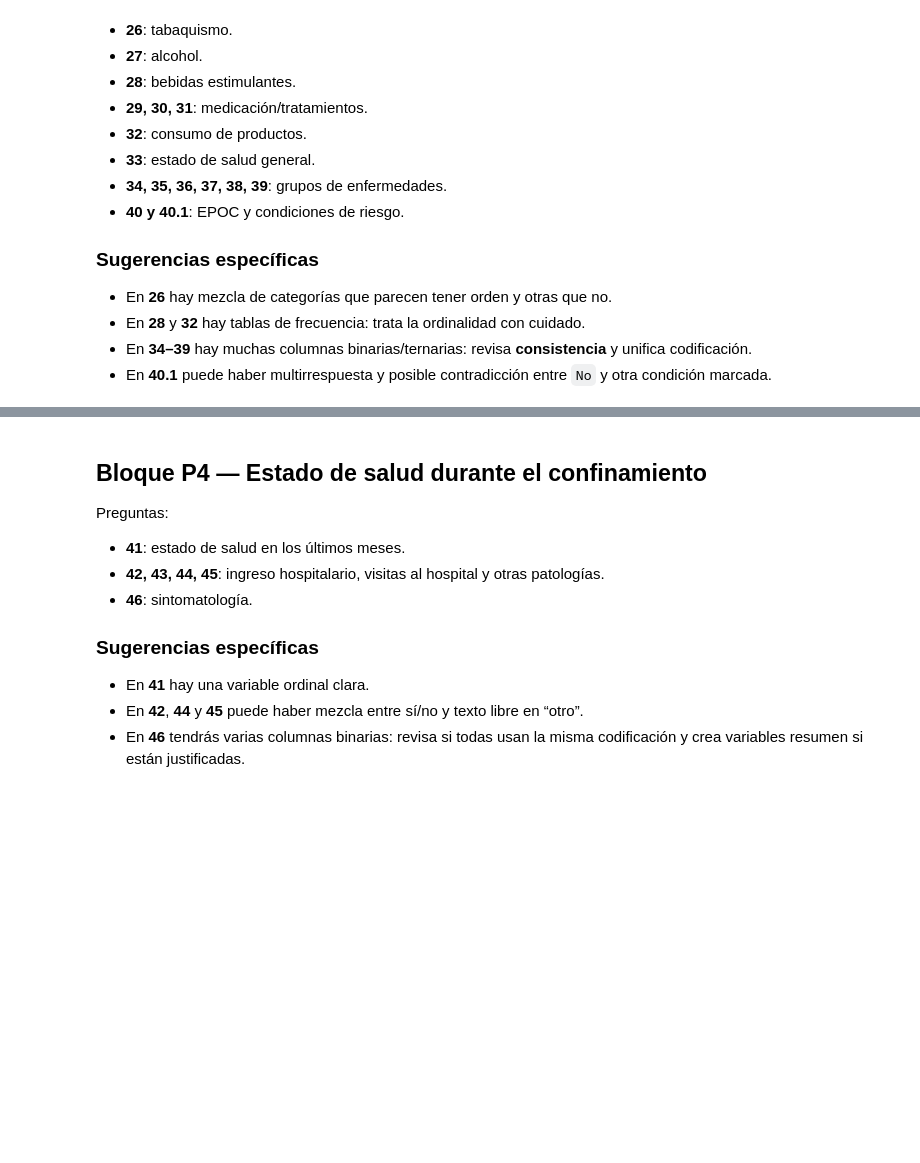
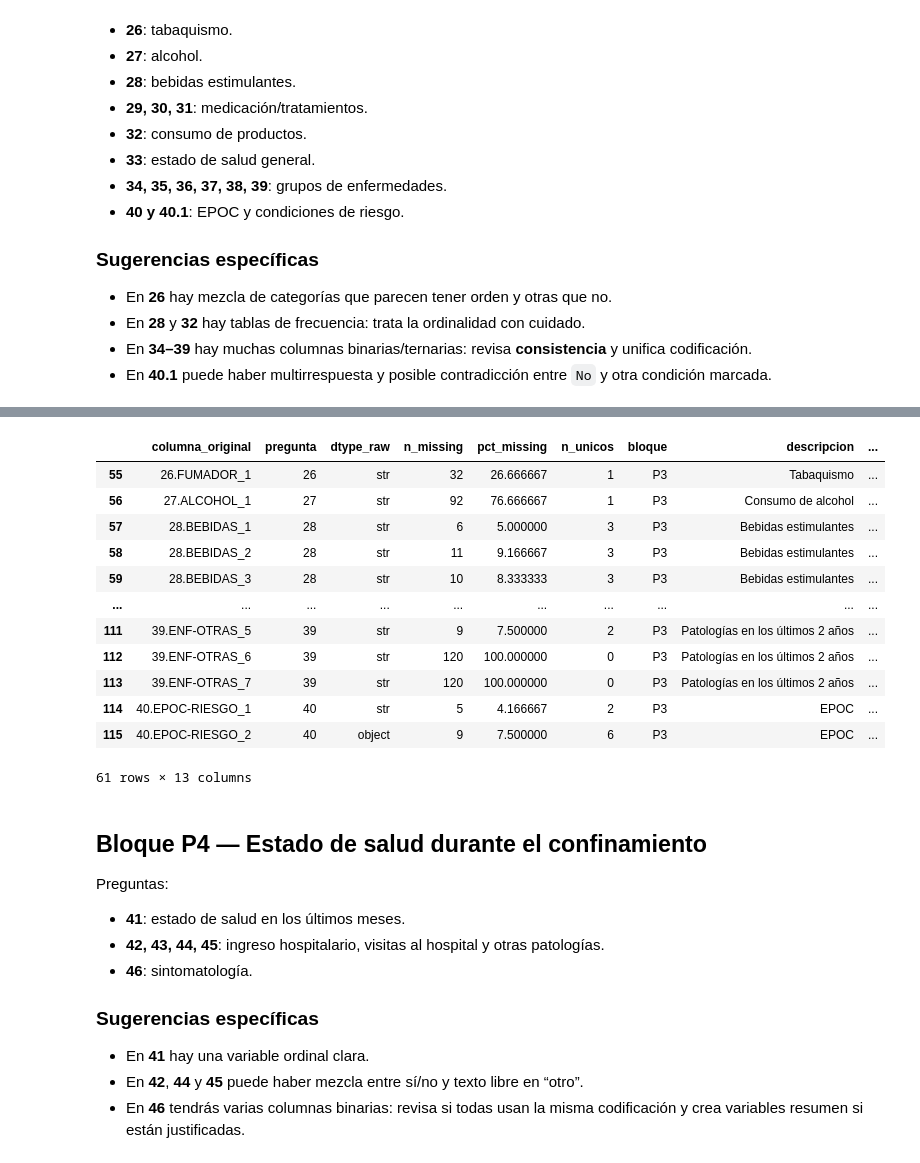
Before and after one commit to mxgueladrx/uma-25-26-2, a Jupyter notebook: AC1/Practica1/Notebook_Limpieza_EncuestaCOVID_ENUNCIADO.ipynb, the cells around one changed output, grey strips where cells are left out. Cells and saved outputs as stored; diff of their text form; code cells hidden in the pictures; blank space fills up the shorter version.

```diff
--- a/AC1/Practica1/Notebook_Limpieza_EncuestaCOVID_ENUNCIADO.ipynb
+++ b/AC1/Practica1/Notebook_Limpieza_EncuestaCOVID_ENUNCIADO.ipynb
@@ -822,3 +1067,19 @@ display(auditoria[auditoria["columna_original"].isin(cols_p3)])
+# %%
+display(auditoria[auditoria["columna_original"].isin(cols_p3)])
+# %% [output]
+|  | columna_original | pregunta | dtype_raw | n_missing | pct_missing | n_unicos | bloque | descripcion | ... |
+| 55 | 26.FUMADOR_1 | 26 | str | 32 | 26.666667 | 1 | P3 | Tabaquismo | ... |
+| 56 | 27.ALCOHOL_1 | 27 | str | 92 | 76.666667 | 1 | P3 | Consumo de alcohol | ... |
+| 57 | 28.BEBIDAS_1 | 28 | str | 6 | 5.000000 | 3 | P3 | Bebidas estimulantes | ... |
+| 58 | 28.BEBIDAS_2 | 28 | str | 11 | 9.166667 | 3 | P3 | Bebidas estimulantes | ... |
+| 59 | 28.BEBIDAS_3 | 28 | str | 10 | 8.333333 | 3 | P3 | Bebidas estimulantes | ... |
+| ... | ... | ... | ... | ... | ... | ... | ... | ... | ... |
+| 111 | 39.ENF-OTRAS_5 | 39 | str | 9 | 7.500000 | 2 | P3 | Patologías en los últimos 2 años | ... |
+| 112 | 39.ENF-OTRAS_6 | 39 | str | 120 | 100.000000 | 0 | P3 | Patologías en los últimos 2 años | ... |
+| 113 | 39.ENF-OTRAS_7 | 39 | str | 120 | 100.000000 | 0 | P3 | Patologías en los últimos 2 años | ... |
+| 114 | 40.EPOC-RIESGO_1 | 40 | str | 5 | 4.166667 | 2 | P3 | EPOC | ... |
+| 115 | 40.EPOC-RIESGO_2 | 40 | object | 9 | 7.500000 | 6 | P3 | EPOC | ... |
+61 rows × 13 columns
 # %% [markdown]
 ## Bloque P4 — Estado de salud durante el confinamiento
 
```
Also changed, not shown: parts of 16 cells of this notebook, 1 other file.
